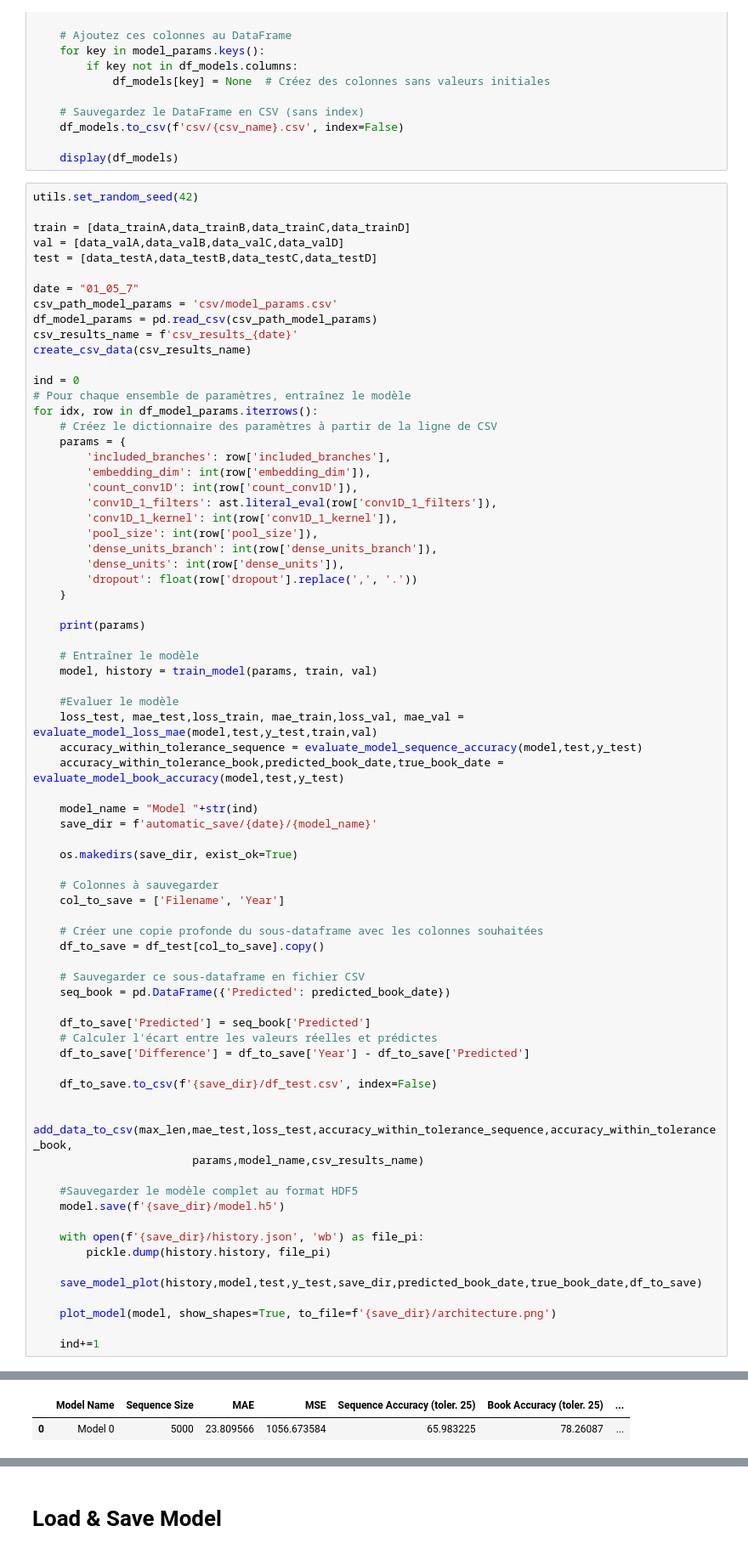
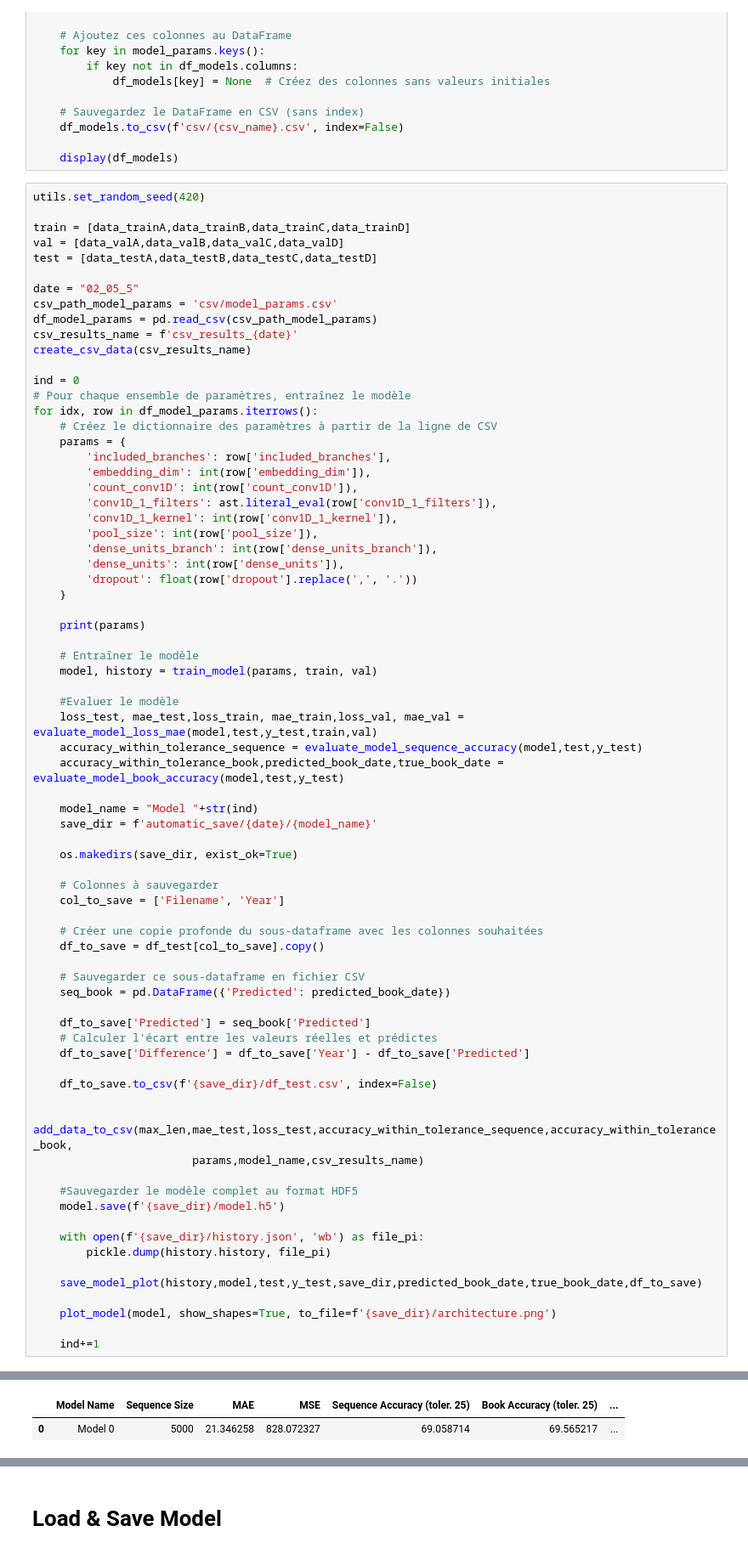
Before and after one commit to dorianGT/Text-Datation-With-CNN, a Jupyter notebook: Main_TER.ipynb, the cells around one changed output, grey strips where cells are left out. Shown: that part at 85% size. Saved outputs shown, nothing was run; the diff lists cells and outputs as text.

```diff
--- a/Main_TER.ipynb
+++ b/Main_TER.ipynb
@@ -1123,13 +1221,13 @@ def create_csv_data(csv_name):
 
     display(df_models)
 # %%
-utils.set_random_seed(42)
+utils.set_random_seed(420)
 
 train = [data_trainA,data_trainB,data_trainC,data_trainD]
 val = [data_valA,data_valB,data_valC,data_valD]
 test = [data_testA,data_testB,data_testC,data_testD]
 
-date = "01_05_7"
+date = "02_05_5"
 csv_path_model_params = 'csv/model_params.csv'
 df_model_params = pd.read_csv(csv_path_model_params)
 csv_results_name = f'csv_results_{date}'
@@ -1217,2 +1315,2 @@ Accuracy within tolerance: 78.26086956521739 %
 |  | Model Name | Sequence Size | MAE | MSE | Sequence Accuracy (toler. 25) | Book Accuracy (toler. 25) | ... |
-| 0 | Model 0 | 5000 | 23.809566 | 1056.673584 | 65.983225 | 78.26087 | ... |
+| 0 | Model 0 | 5000 | 21.346258 | 828.072327 | 69.058714 | 69.565217 | ... |
```
Also changed, not shown: parts of 4 cells of this notebook.
